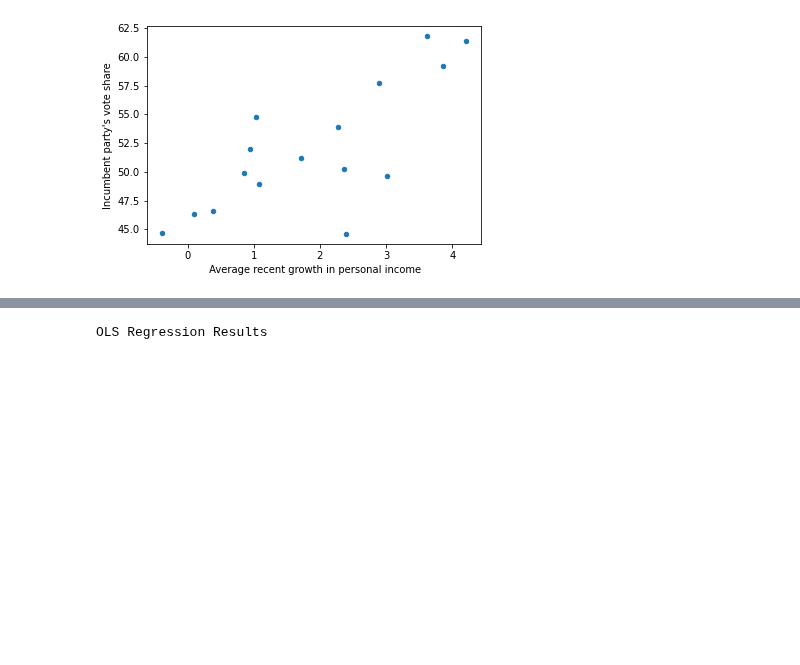
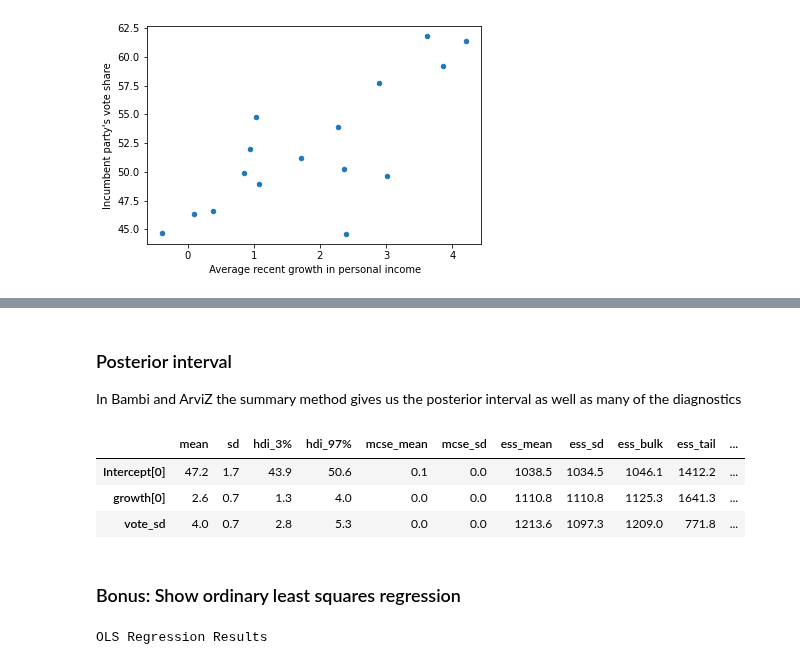
Before and after one commit to bambinos/educational-resources, a Jupyter notebook: ROS/ElectionsEconomy/Hibbs.ipynb, the cells around one changed output, grey strips where cells are left out. Cells and saved outputs as stored; diff of their text form; code cells hidden in the pictures; blank space fills up the shorter version.

```diff
--- a/ROS/ElectionsEconomy/Hibbs.ipynb
+++ b/ROS/ElectionsEconomy/Hibbs.ipynb
@@ -74,3 +83,15 @@ coefs
+# %% [markdown]
+### Posterior interval
+In Bambi and ArviZ the summary method gives us the posterior interval as well as many of the diagnostics
+# %%
+az.summary(M1, round_to=1)
+# %% [output]
+|  | mean | sd | hdi_3% | hdi_97% | mcse_mean | mcse_sd | ess_mean | ess_sd | ess_bulk | ess_tail | ... |
+| Intercept[0] | 47.2 | 1.7 | 43.9 | 50.6 | 0.1 | 0.0 | 1038.5 | 1034.5 | 1046.1 | 1412.2 | ... |
+| growth[0] | 2.6 | 0.7 | 1.3 | 4.0 | 0.0 | 0.0 | 1110.8 | 1110.8 | 1125.3 | 1641.3 | ... |
+| vote_sd | 4.0 | 0.7 | 2.8 | 5.3 | 0.0 | 0.0 | 1213.6 | 1097.3 | 1209.0 | 771.8 | ... |
+# %% [markdown]
+### Bonus: Show ordinary least squares regression
 # %%
 results = smf.ols('vote ~ growth', data=hibbs).fit()
 results.summary()
```
Also changed, not shown: parts of 13 cells of this notebook.
